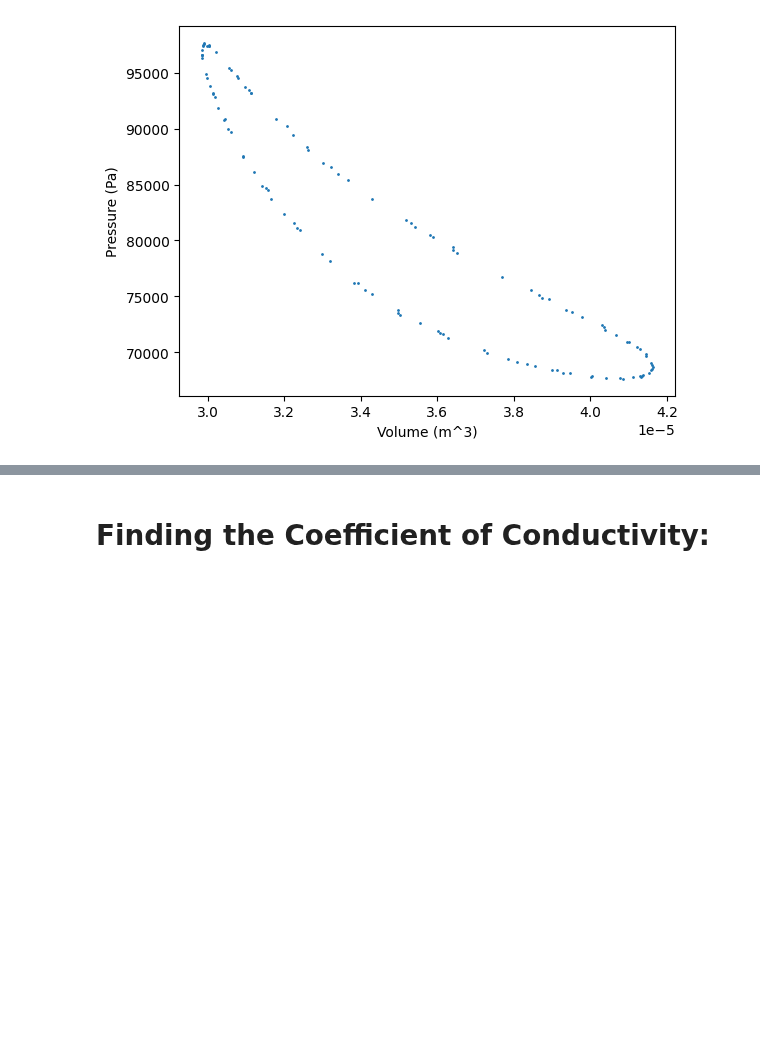
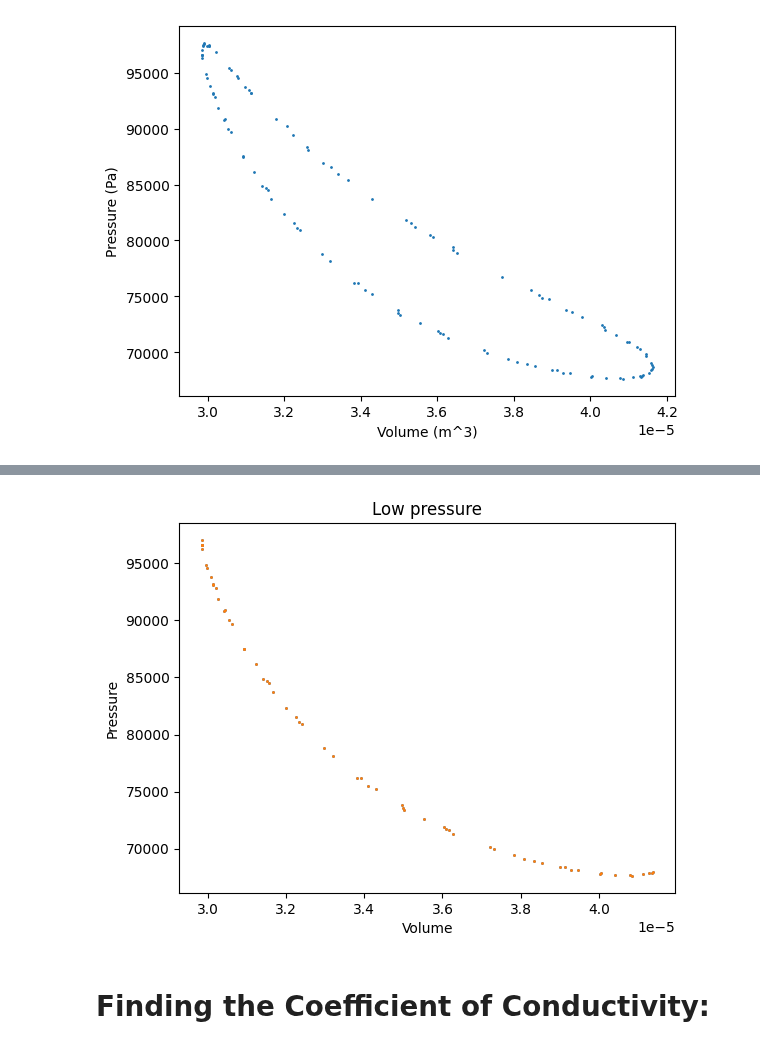
Before and after one commit to maraMaraschino/Adv-Lab, a Jupyter notebook: Stirling Engine/Lab/stirling-engine.ipynb, the cells around one changed output, grey strips where cells are left out. Drawn from its saved outputs; the diff is of its cells as text; code cells hidden in the pictures; blank space fills up the shorter version.

```diff
--- a/Stirling Engine/Lab/stirling-engine.ipynb
+++ b/Stirling Engine/Lab/stirling-engine.ipynb
@@ -80,3 +96,46 @@ plt.show()
+# %%
+def lowerPresSection():
+    lowSortingPres = np.zeros(len(pressure))
+
+    for i, pres in enumerate(pressure):
+        if (i+1) <= len(pressure) - 1:
+            if pressure[i+1] >= pres:
+                lowSortingPres[i] = pres
+            elif pressure[i+1] <= pres:
+                lowSortingPres[i] = 0
+        else:
+            lowSortingPres[i] = 0
+            break
+
+    low_pressure = []
+    low_volume = []
+    for i, lowPres in enumerate(lowSortingPres):
+        if lowPres > 0:
+            low_pressure.append(lowPres)
+            low_volume.append(volume[i])
+
+    return low_volume, low_pressure
+
+low_volume, low_pressure = lowerPresSection()
+
+plt.scatter(low_volume, low_pressure, s=1)
+plt.xlabel("Volume")
+plt.ylabel("Pressure")
+plt.title("Low pressure")
+
+# Sorting plots to remove discontinuities caused by different cycles
+sorted_data = sorted(zip(low_volume, low_pressure), key=lambda x: x[0])
+sorted_volume, sorted_pressure = zip(*sorted_data)
+plt.scatter(sorted_volume, sorted_pressure, s=1)
+
+plt.show()
+
+v_i, v_f = sorted_volume[0], sorted_volume[-1]
+p_i, p_f = sorted_pressure[0], sorted_pressure[-1]
+
+#delta_w, avg_n = work(v_i, v_f, p_i, p_f, t_i, t_f)
+# %% [output]
+[figure, added]
 # %% [markdown]
 # Finding the Coefficient of Conductivity:
 # %%
```
Also changed, not shown: parts of 6 cells of this notebook.
